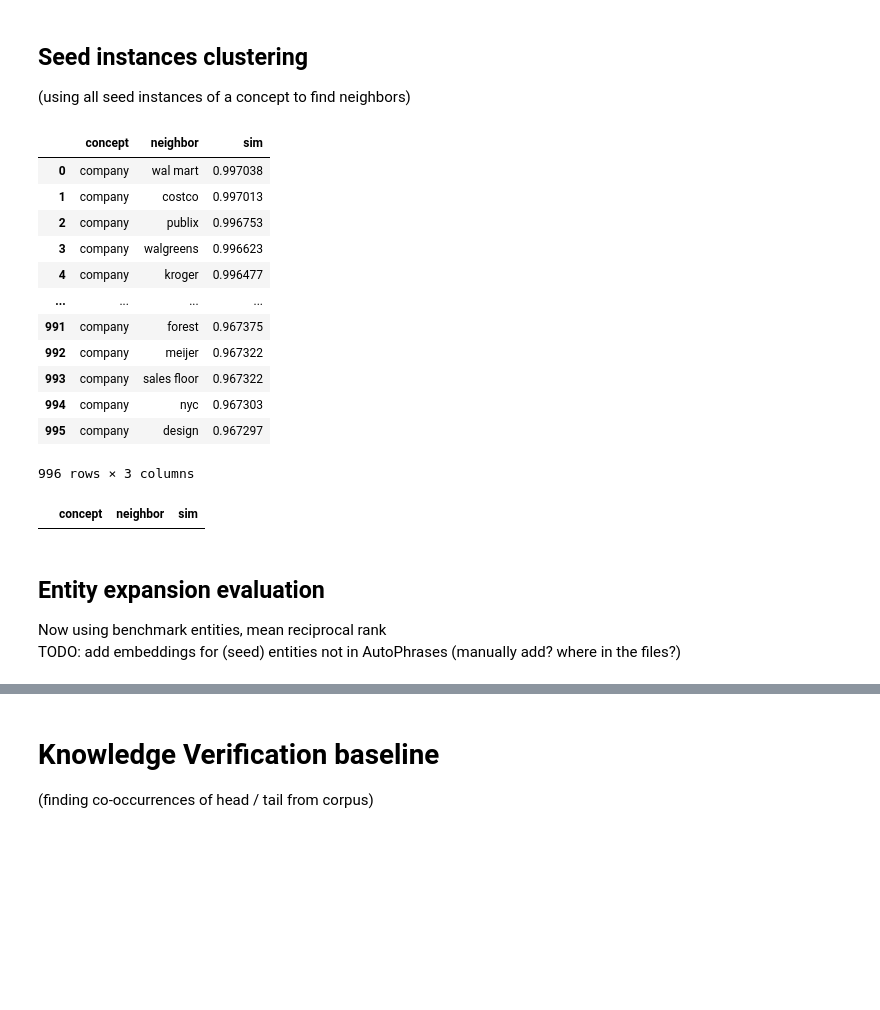
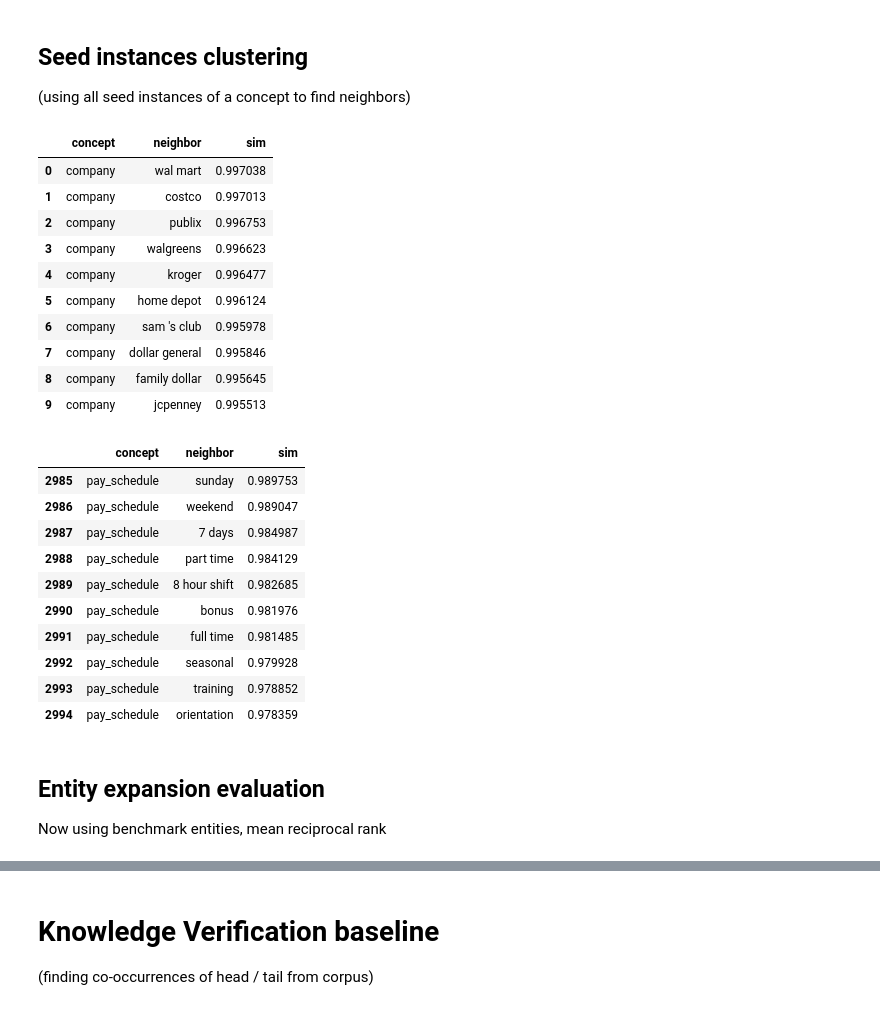
Before and after one commit to megagonlabs/eseBench, a Jupyter notebook: src/kb_toolkit/KBExtract.ipynb, the cells around one changed output, grey strips where cells are left out. Cells and saved outputs as stored; diff of their text form; code cells hidden in the pictures; blank space fills up the shorter version.

```diff
--- a/src/kb_toolkit/KBExtract.ipynb
+++ b/src/kb_toolkit/KBExtract.ipynb
@@ -519,7 +528,7 @@ concept_knn(embed_src=bert_emb_path,
             cluster_dest=concept_knn_path)
 # %%
 df = pd.read_csv(concept_knn_path)
-df[df['concept'] == 'company']
+df[df['concept'] == 'company'].head(10)
 # %% [output]
 |  | concept | neighbor | sim |
 | 0 | company | wal mart | 0.997038 |
@@ -527,22 +536,29 @@ df[df['concept'] == 'company']
 | 2 | company | publix | 0.996753 |
 | 3 | company | walgreens | 0.996623 |
 | 4 | company | kroger | 0.996477 |
-| ... | ... | ... | ... |
-| 991 | company | forest | 0.967375 |
-| 992 | company | meijer | 0.967322 |
-| 993 | company | sales floor | 0.967322 |
-| 994 | company | nyc | 0.967303 |
-| 995 | company | design | 0.967297 |
+| 5 | company | home depot | 0.996124 |
+| 6 | company | sam 's club | 0.995978 |
+| 7 | company | dollar general | 0.995846 |
+| 8 | company | family dollar | 0.995645 |
+| 9 | company | jcpenney | 0.995513 |
-996 rows × 3 columns
 # %%
 df = pd.read_csv(concept_knn_path)
-df[df['concept'] == 'pay period']
+df[df['concept'] == 'pay_schedule'].head(10)
 # %% [output]
 |  | concept | neighbor | sim |
+| 2985 | pay_schedule | sunday | 0.989753 |
+| 2986 | pay_schedule | weekend | 0.989047 |
+| 2987 | pay_schedule | 7 days | 0.984987 |
+| 2988 | pay_schedule | part time | 0.984129 |
+| 2989 | pay_schedule | 8 hour shift | 0.982685 |
+| 2990 | pay_schedule | bonus | 0.981976 |
+| 2991 | pay_schedule | full time | 0.981485 |
+| 2992 | pay_schedule | seasonal | 0.979928 |
+| 2993 | pay_schedule | training | 0.978852 |
+| 2994 | pay_schedule | orientation | 0.978359 |
 # %% [markdown]
 ## Entity expansion evaluation
-Now using benchmark entities, mean reciprocal rank <br>
-TODO: add embeddings for (seed) entities not in AutoPhrases (manually add? where in the files?)
+Now using benchmark entities, mean reciprocal rank
 # %%
 seed_aligned_concepts_path = os.path.join(base_dir, f'data/indeed-benchmark/seed_aligned_concepts.csv')
 seed_aligned_relations_path = os.path.join(base_dir, f'data/indeed-benchmark/seed_aligned_relations.csv')
```
Also changed, not shown: parts of 22 cells of this notebook.
